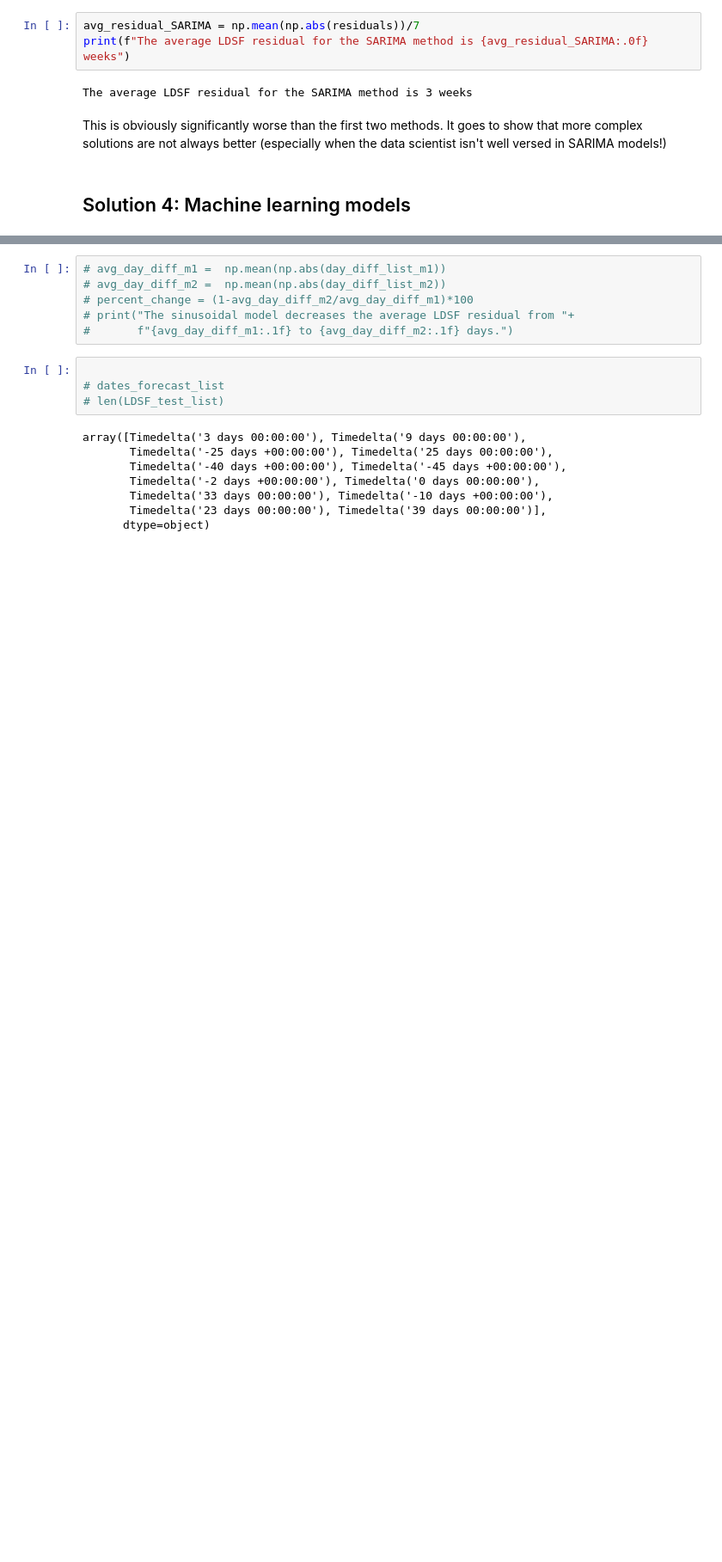
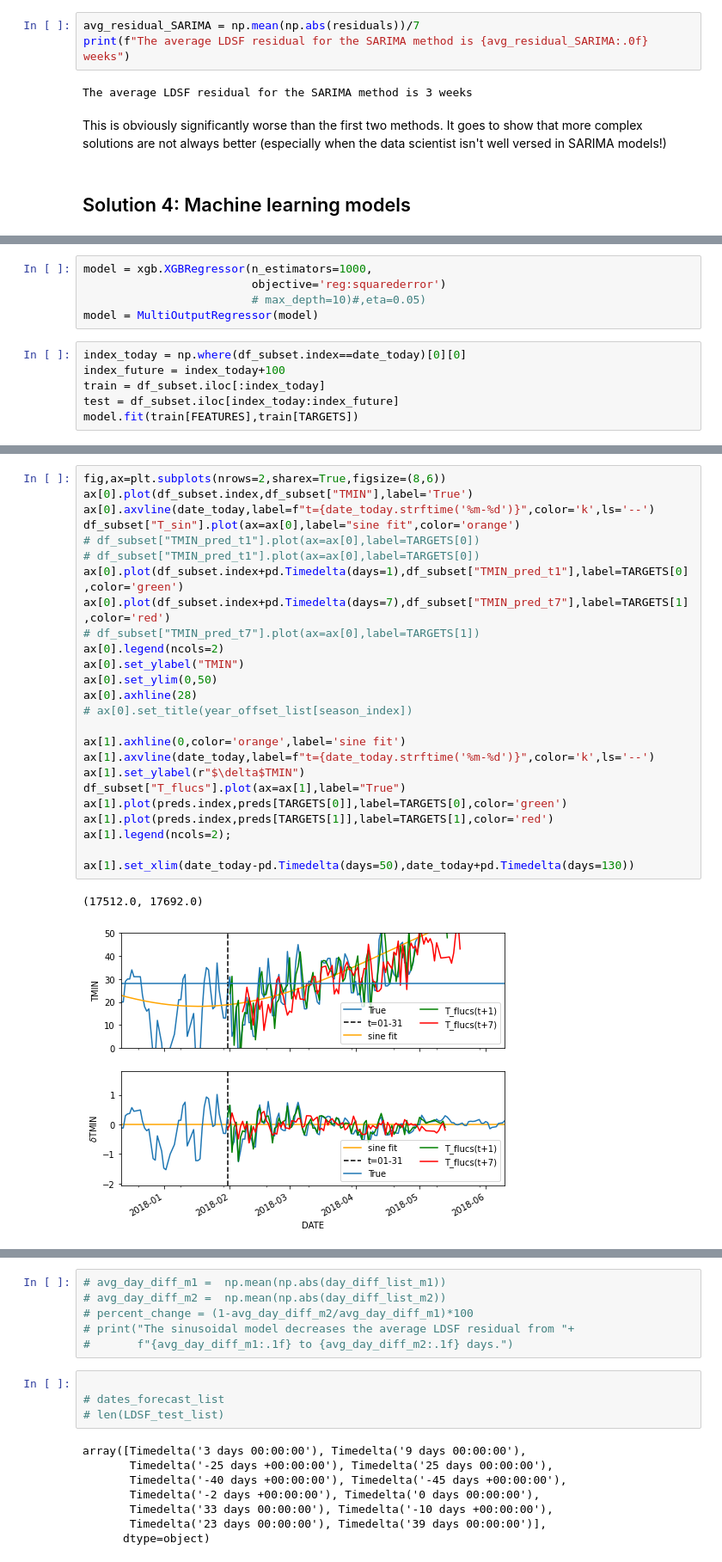
Before and after one commit to bayu-wilson/spring_freeze_prediction, a Jupyter notebook: frost_prediction.ipynb, the cells around one changed output, grey strips where cells are left out. Shown at 86% size. Saved outputs shown, nothing was run; the diff lists cells and outputs as text; blank space fills up the shorter version.

```diff
--- a/frost_prediction.ipynb
+++ b/frost_prediction.ipynb
@@ -555,0 +707,11 @@ This is obviously significantly worse than the first two methods. It goes to sho
+# %%
+model = xgb.XGBRegressor(n_estimators=1000,
+                         objective='reg:squarederror')
+                         # max_depth=10)#,eta=0.05)
+model = MultiOutputRegressor(model)
+# %%
+index_today = np.where(df_subset.index==date_today)[0][0]
+index_future = index_today+100
+train = df_subset.iloc[:index_today]
+test = df_subset.iloc[index_today:index_future]
+model.fit(train[FEATURES],train[TARGETS])
@@ -555,0 +773,28 @@ This is obviously significantly worse than the first two methods. It goes to sho
+# %%
+fig,ax=plt.subplots(nrows=2,sharex=True,figsize=(8,6))
+ax[0].plot(df_subset.index,df_subset["TMIN"],label='True')
+ax[0].axvline(date_today,label=f"t={date_today.strftime('%m-%d')}",color='k',ls='--')
+df_subset["T_sin"].plot(ax=ax[0],label="sine fit",color='orange')
+# df_subset["TMIN_pred_t1"].plot(ax=ax[0],label=TARGETS[0])
+# df_subset["TMIN_pred_t1"].plot(ax=ax[0],label=TARGETS[0])
+ax[0].plot(df_subset.index+pd.Timedelta(days=1),df_subset["TMIN_pred_t1"],label=TARGETS[0],color='green')
+ax[0].plot(df_subset.index+pd.Timedelta(days=7),df_subset["TMIN_pred_t7"],label=TARGETS[1],color='red')
+# df_subset["TMIN_pred_t7"].plot(ax=ax[0],label=TARGETS[1])
+ax[0].legend(ncols=2)
+ax[0].set_ylabel("TMIN")
+ax[0].set_ylim(0,50)
+ax[0].axhline(28)
+# ax[0].set_title(year_offset_list[season_index])
+
+ax[1].axhline(0,color='orange',label='sine fit')
+ax[1].axvline(date_today,label=f"t={date_today.strftime('%m-%d')}",color='k',ls='--')
+ax[1].set_ylabel(r"$\delta$TMIN")
+df_subset["T_flucs"].plot(ax=ax[1],label="True")
+ax[1].plot(preds.index,preds[TARGETS[0]],label=TARGETS[0],color='green')
+ax[1].plot(preds.index,preds[TARGETS[1]],label=TARGETS[1],color='red')
+ax[1].legend(ncols=2);
+
+ax[1].set_xlim(date_today-pd.Timedelta(days=50),date_today+pd.Timedelta(days=130))
+# %% [output]
+(17512.0, 17692.0)
+[figure, added]
```
Also changed, not shown: parts of 67 cells of this notebook.
